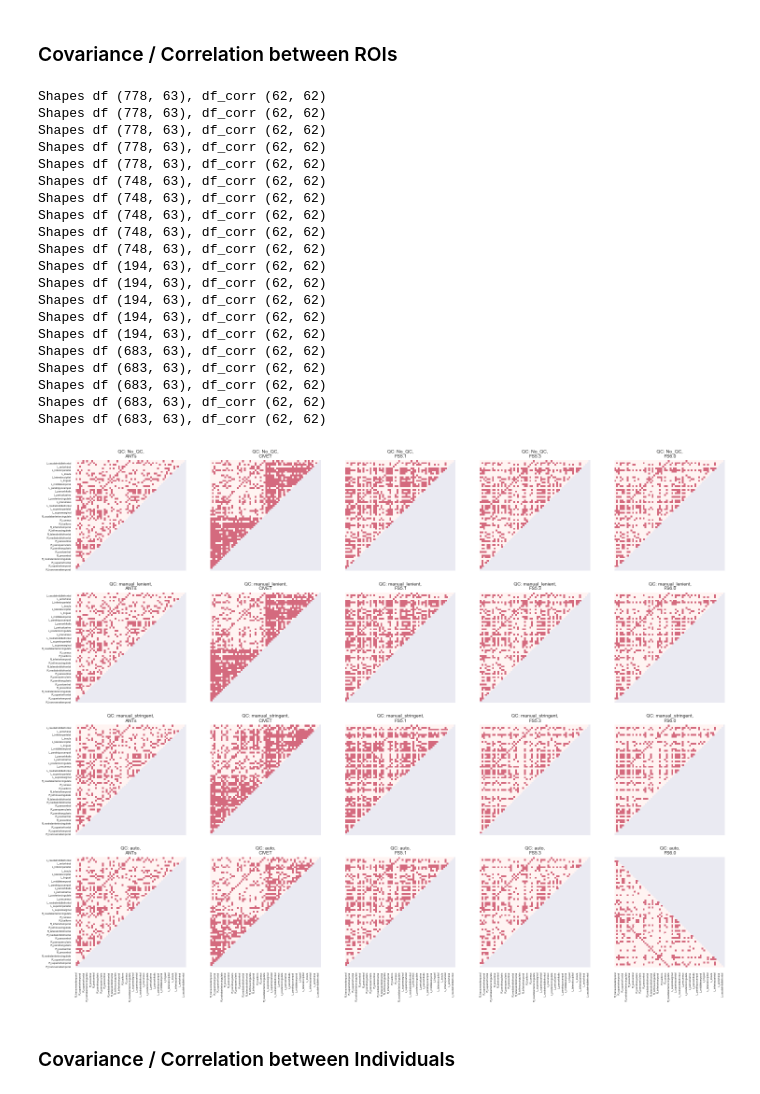
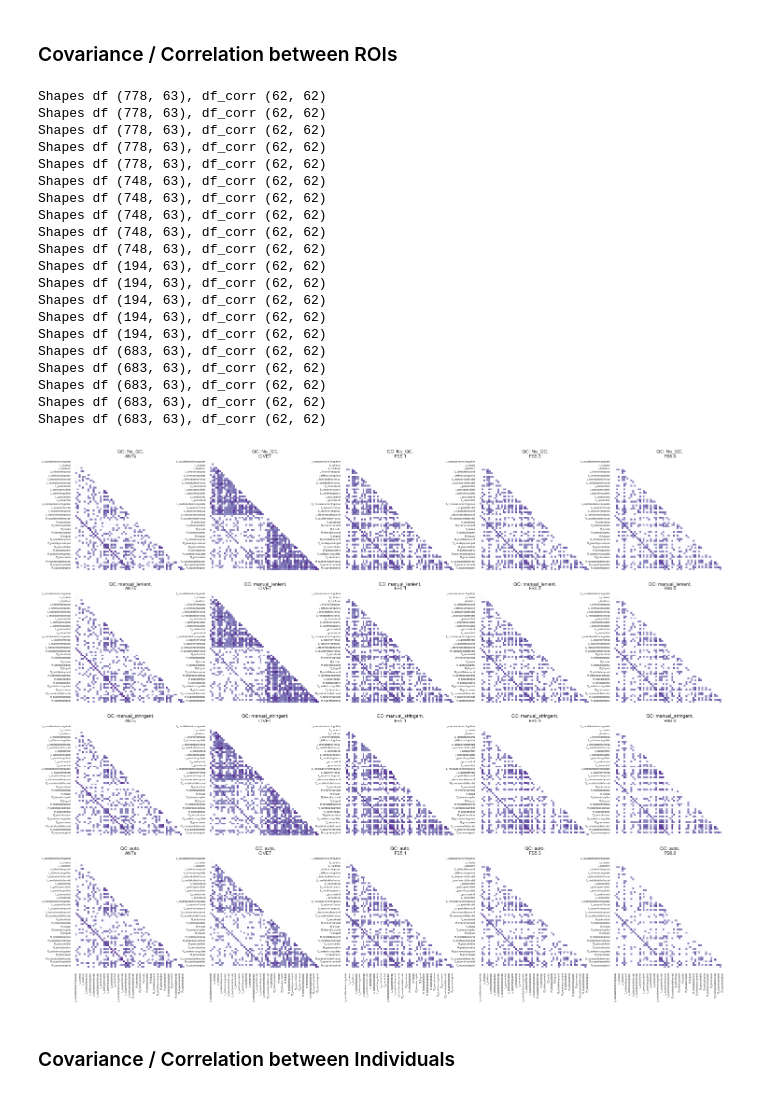
Before and after one commit to neurodatascience/compare-surf-tools, a Jupyter notebook: notebooks/run_software_comparisons.ipynb, the cells around one changed output. Saved outputs shown, nothing was run; the diff lists cells and outputs as text; code cells hidden in the pictures.

```diff
--- a/notebooks/run_software_comparisons.ipynb
+++ b/notebooks/run_software_comparisons.ipynb
@@ -190,7 +190,7 @@ for qc in qc_list:
         if qc == 'manual_lenient':
             qc_df = pd.read_csv(manual_outlier_file, dtype={'SubjID': int})
             qc_criterion = ('QC_maarten',[0]) # keep subs
-        elif qc == 'manual_stringnent':
+        elif qc == 'manual_stringent':
             qc_df = pd.read_csv(manual_outlier_file, dtype={'SubjID': int})
             qc_criterion = ('QC_gleb',['1','-+1']) # keep subs
         elif qc == 'auto':
@@ -220,10 +220,10 @@ plot_df['DX_GROUP'] = plot_df['DX_GROUP'].replace({0:'control', 1:'ASD'})
 plot_df['SEX'] = plot_df['SEX'].replace({0:'M', 1:'F'})
 
 sns.set(font_scale=2)
-
+palette="Paired"
 with sns.axes_style("whitegrid"):
     sns.catplot(x="AGE_AT_SCAN", y="qc", hue="DX_GROUP", kind="violin", split=True, height=10, aspect=1,
-                col='Outlier', palette="Paired", data=plot_df);
+                col='Outlier', palette=palette, data=plot_df);
 # %% [output]
 QC type: No_QC
 
@@ -369,10 +368,11 @@ print('Shape of cross-corr df {}, number of pairs {}'.format(xcorr_pairs_df.shap
                                                              len(xcorr_pairs_df['{}_pair'.format(data_label)].unique())))
 roi_order = sorted(list(xcorr_pairs_df['ROI'].unique()))
 sns.set(font_scale=0.8)
-
+palette = 'Paired'
 with sns.axes_style("whitegrid"):
-    g = sns.catplot(x='correlation',y='ROI',hue='{}_pair'.format(data_label),order=roi_order,palette='Paired',col='DX_GROUP',
-                data=plot_df,aspect=1,height=10,kind='strip')
+    g = sns.catplot(x='correlation',y='ROI',hue='{}_pair'.format(data_label),col='DX_GROUP',
+                    palette=palette,aspect=1,height=10,kind='strip',order=roi_order,
+                    data=plot_df)
     g.set_xticklabels(fontsize=20)
     g.set_xlabels(fontsize=20)
     g.set_ylabels(fontsize=20)
@@ -386,7 +386,9 @@ Shape of cross-corr df (1240, 4), number of pairs 10
 p_thresh= 0.05/(62*62/2) #Rough number of comparisons
 r_thresh = 0.5 #Look at only high correlations
 
-fig,axn = plt.subplots(4, 5, sharex=True, sharey=True, figsize=(25, 20))
+fig,axn = plt.subplots(4, 5, sharex=True, sharey=False, figsize=(25, 20))
+# Generate a custom diverging colormap
+palette = 'Purples'#sns.xkcd_palette(["very light pink",'pinkish'])
 
 p=0
 for qc in qc_list:
@@ -394,7 +396,8 @@ for qc in qc_list:
 
     for pipe in software_list:
         df = master_df[master_df[data_label]==pipe][[subject_ID_col]+common_roi_cols].copy()
-        df_sorted = df.reindex(sorted(df.columns), axis=1)
+        df_sorted = df.sort_index(1)
+        #df_sorted = df.reindex(sorted(df.columns), axis=1)
 
         corr = df_sorted.corr()
         df_p_val = calculate_pvalues(df_sorted)
@@ -407,41 +410,39 @@ for qc in qc_list:
         mask = np.zeros_like(corr, dtype=np.bool)
         mask[np.triu_indices_from(mask)] = True
 
-        # Generate a custom diverging colormap
-        cmap = sns.xkcd_palette(["very light pink",'pinkish']) #sns.diverging_palette(220, 10, as_cmap=True)
 
         with sns.axes_style("whitegrid"):
             sns.set(font_scale=0.5)
-            g = sns.heatmap(corr, mask=mask, square=True, cmap=cmap, ax=axn.flat[p],cbar=False)
+            g = sns.heatmap(corr, mask=mask, square=True, cmap=palette, ax=axn.flat[p],cbar=False)
             g.set_title('QC: {},\n{}'.format(qc,pipe),fontsize=10)
 #             colorbar = g.collections[0].colorbar
 #             colorbar.set_ticks([0.25,0.75])
 #             colorbar.set_ticklabels(['0', '1'])
-    #         g.figure.axes[-1].tick_params(labelsize=20)
+#             g.figure.axes[-1].tick_params(labelsize=20)
 
         p+=1
 # %% [output]
 Shapes df (778, 63), df_corr (62, 62)
 Shapes df (778, 63), df_corr (62, 62)
 Shapes df (778, 63), df_corr (62, 62)
 Shapes df (778, 63), df_corr (62, 62)
 Shapes df (778, 63), df_corr (62, 62)
 Shapes df (748, 63), df_corr (62, 62)
 Shapes df (748, 63), df_corr (62, 62)
 Shapes df (748, 63), df_corr (62, 62)
 Shapes df (748, 63), df_corr (62, 62)
 Shapes df (748, 63), df_corr (62, 62)
 Shapes df (194, 63), df_corr (62, 62)
 Shapes df (194, 63), df_corr (62, 62)
 Shapes df (194, 63), df_corr (62, 62)
 Shapes df (194, 63), df_corr (62, 62)
 Shapes df (194, 63), df_corr (62, 62)
 Shapes df (683, 63), df_corr (62, 62)
 Shapes df (683, 63), df_corr (62, 62)
 Shapes df (683, 63), df_corr (62, 62)
 Shapes df (683, 63), df_corr (62, 62)
 Shapes df (683, 63), df_corr (62, 62)
-[figure, old version]
+[figure, new version]
 # %% [markdown]
 ### Covariance / Correlation between Individuals
 # %%
```
Also changed, not shown: parts of 7 cells of this notebook, 2 other files.
